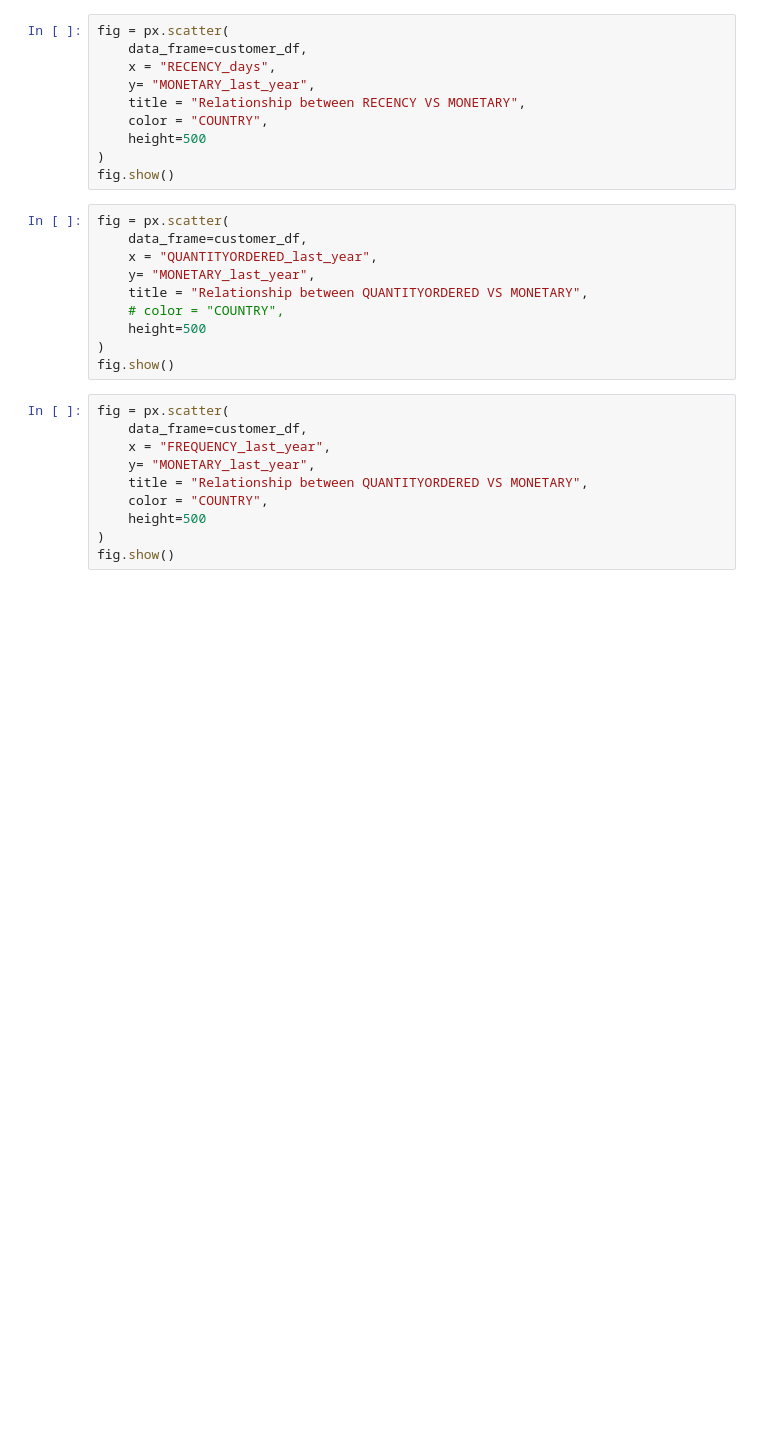
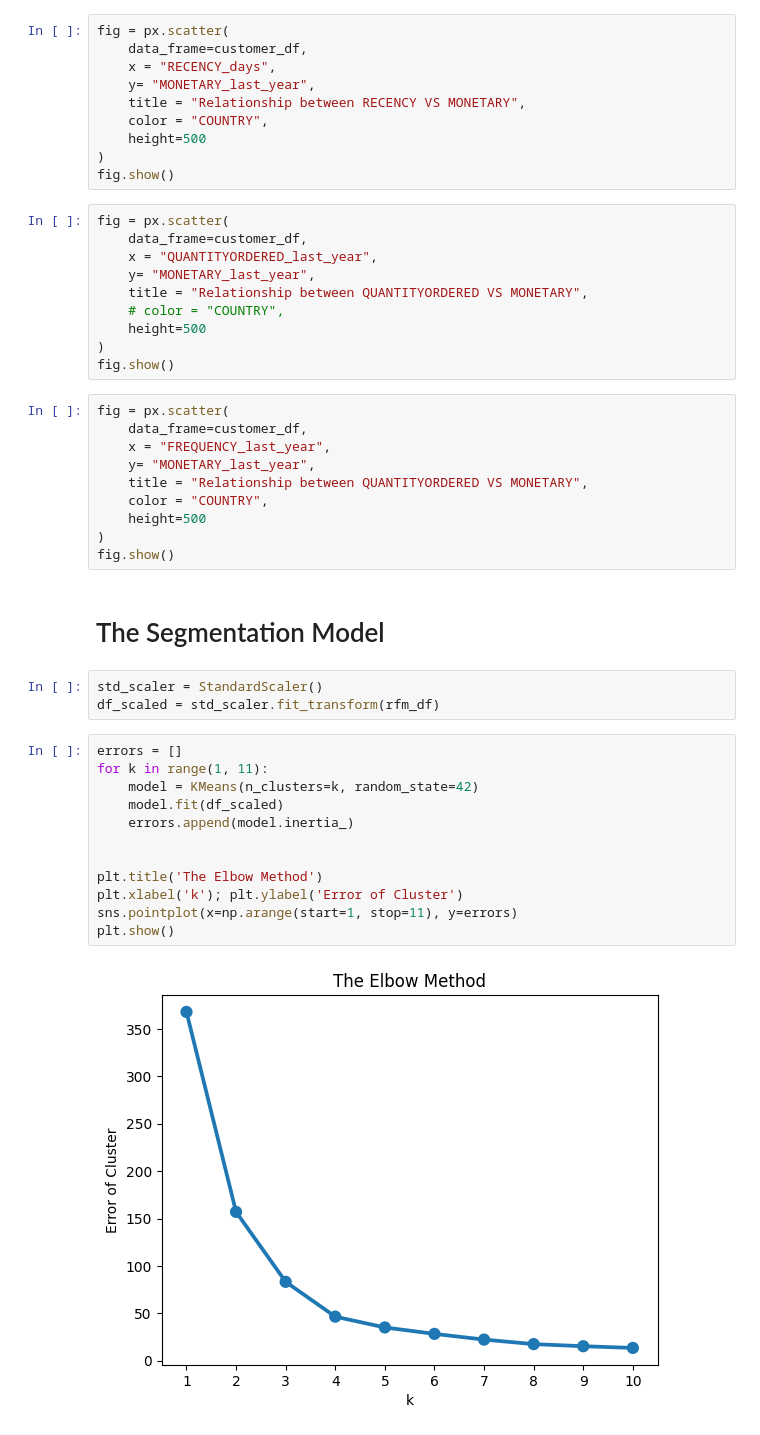
Before and after one commit to cgn00/Customer_Segmentation, a Jupyter notebook: customer_segmentation.ipynb, the cells around one changed output. Drawn from its saved outputs; the diff is of its cells as text; blank space fills up the shorter version.

```diff
--- a/customer_segmentation.ipynb
+++ b/customer_segmentation.ipynb
@@ -287,3 +287,22 @@ fig = px.scatter(
     height=500
 )
 fig.show()
+# %% [markdown]
+ # The Segmentation Model
+# %%
+std_scaler = StandardScaler()
+df_scaled = std_scaler.fit_transform(rfm_df)
+# %%
+errors = []
+for k in range(1, 11):
+    model = KMeans(n_clusters=k, random_state=42)
+    model.fit(df_scaled)
+    errors.append(model.inertia_)
+
+
+plt.title('The Elbow Method')
+plt.xlabel('k'); plt.ylabel('Error of Cluster')
+sns.pointplot(x=np.arange(start=1, stop=11), y=errors)
+plt.show()
+# %% [output]
+[figure, added]
```
Also changed, not shown: parts of 2 cells of this notebook.
